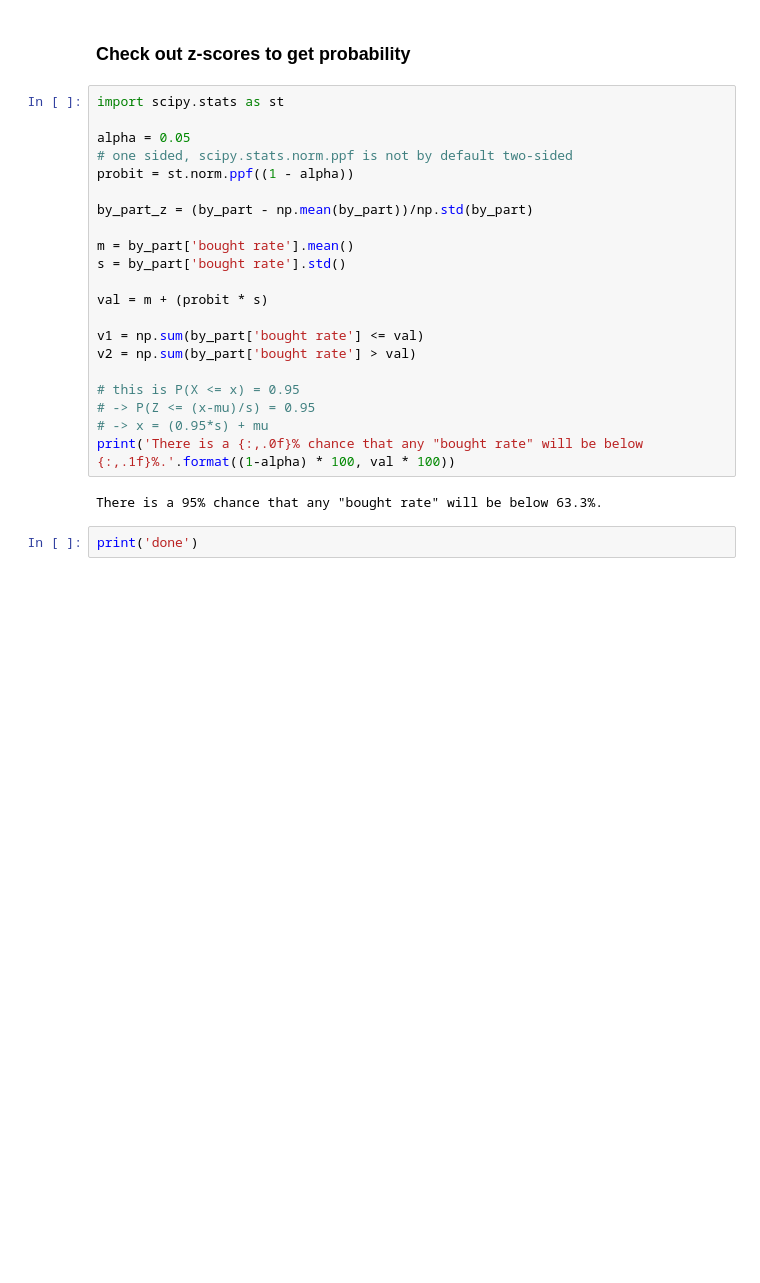
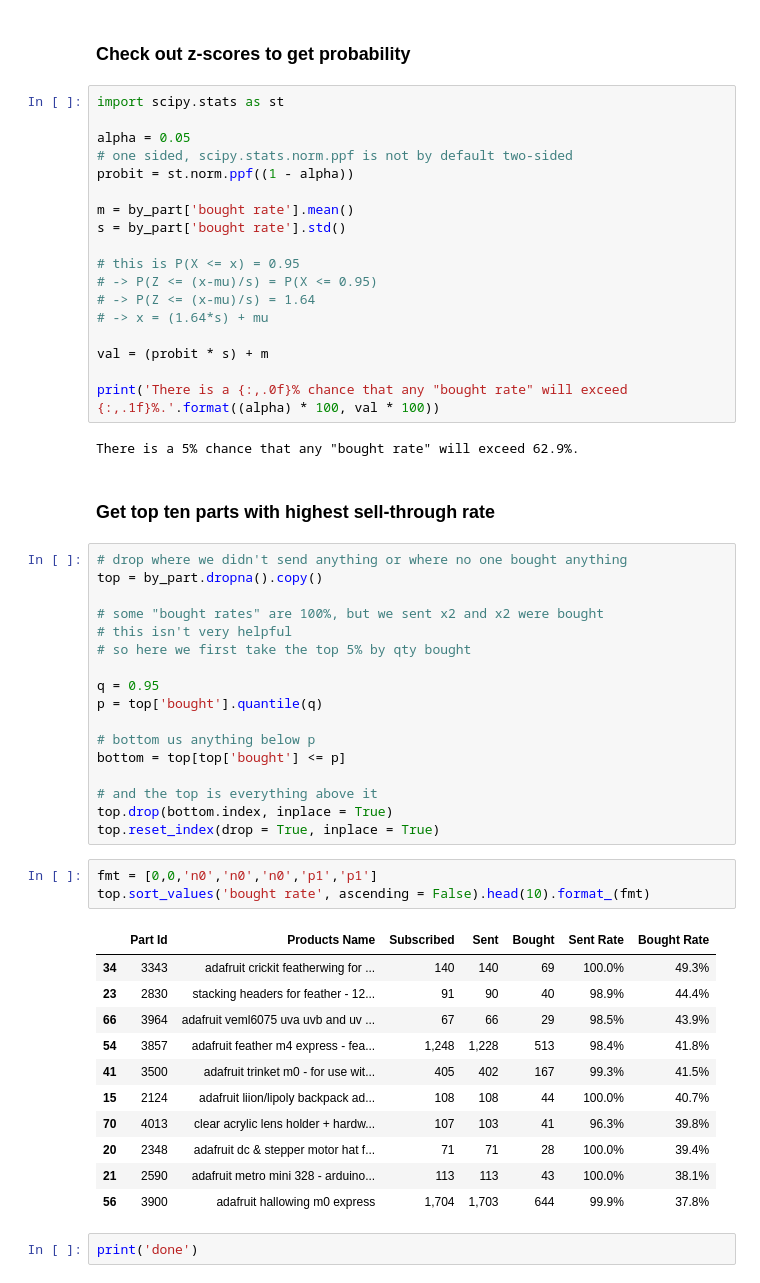
Before and after one commit to bztekola/Jupyter-Scripts, a Jupyter notebook: Fake Folder copy/Accounts and Biz Dev/Ad Hoc/Sell-through Rate for Back in Stock Notifications/Python/Sell-through Rate for Back in Stock Notifications.ipynb, the cells around one changed output. Cells and saved outputs as stored; diff of their text form; blank space fills up the shorter version.

```diff
--- a/Fake Folder copy/Accounts and Biz Dev/Ad Hoc/Sell-through Rate for Back in Stock Notifications/Python/Sell-through Rate for Back in Stock Notifications.ipynb
+++ b/Fake Folder copy/Accounts and Biz Dev/Ad Hoc/Sell-through Rate for Back in Stock Notifications/Python/Sell-through Rate for Back in Stock Notifications.ipynb
@@ -121,22 +123,53 @@ alpha = 0.05
 # one sided, scipy.stats.norm.ppf is not by default two-sided
 probit = st.norm.ppf((1 - alpha))
 
-by_part_z = (by_part - np.mean(by_part))/np.std(by_part)
-
 m = by_part['bought rate'].mean()
 s = by_part['bought rate'].std()
 
-val = m + (probit * s)
+# this is P(X <= x) = 0.95
+# -> P(Z <= (x-mu)/s) = P(X <= 0.95)
+# -> P(Z <= (x-mu)/s) = 1.64
+# -> x = (1.64*s) + mu
 
-v1 = np.sum(by_part['bought rate'] <= val)
-v2 = np.sum(by_part['bought rate'] > val)
+val = (probit * s) + m
 
-# this is P(X <= x) = 0.95
-# -> P(Z <= (x-mu)/s) = 0.95
-# -> x = (0.95*s) + mu
-print('There is a {:,.0f}% chance that any "bought rate" will be below {:,.1f}%.'.format((1-alpha) * 100, val * 100))
+print('There is a {:,.0f}% chance that any "bought rate" will exceed {:,.1f}%.'.format((alpha) * 100, val * 100))
 # %% [output]
-There is a 95% chance that any "bought rate" will be below 63.3%.
+There is a 5% chance that any "bought rate" will exceed 62.9%.
+# %% [markdown]
+### Get top ten parts with highest sell-through rate
+# %%
+# drop where we didn't send anything or where no one bought anything
+top = by_part.dropna().copy()
+
+# some "bought rates" are 100%, but we sent x2 and x2 were bought
+# this isn't very helpful
+# so here we first take the top 5% by qty bought
+
+q = 0.95
+p = top['bought'].quantile(q)
+
+# bottom us anything below p
+bottom = top[top['bought'] <= p]
+
+# and the top is everything above it
+top.drop(bottom.index, inplace = True)
+top.reset_index(drop = True, inplace = True)
+# %%
+fmt = [0,0,'n0','n0','n0','p1','p1']
+top.sort_values('bought rate', ascending = False).head(10).format_(fmt)
+# %% [output]
+|  | Part Id | Products Name | Subscribed | Sent | Bought | Sent Rate | Bought Rate |
+| 34 | 3343 | adafruit crickit featherwing for ... | 140 | 140 | 69 | 100.0% | 49.3% |
+| 23 | 2830 | stacking headers for feather - 12... | 91 | 90 | 40 | 98.9% | 44.4% |
+| 66 | 3964 | adafruit veml6075 uva uvb and uv ... | 67 | 66 | 29 | 98.5% | 43.9% |
+| 54 | 3857 | adafruit feather m4 express - fea... | 1,248 | 1,228 | 513 | 98.4% | 41.8% |
+| 41 | 3500 | adafruit trinket m0 - for use wit... | 405 | 402 | 167 | 99.3% | 41.5% |
+| 15 | 2124 | adafruit liion/lipoly backpack ad... | 108 | 108 | 44 | 100.0% | 40.7% |
+| 70 | 4013 | clear acrylic lens holder + hardw... | 107 | 103 | 41 | 96.3% | 39.8% |
+| 20 | 2348 | adafruit dc & stepper motor hat f... | 71 | 71 | 28 | 100.0% | 39.4% |
+| 21 | 2590 | adafruit metro mini 328 - arduino... | 113 | 113 | 43 | 100.0% | 38.1% |
+| 56 | 3900 | adafruit hallowing m0 express | 1,704 | 1,703 | 644 | 99.9% | 37.8% |
 # %%
 print('done')
 # %% [output]
```
Also changed, not shown: parts of 3 cells of this notebook, 17 other files.
